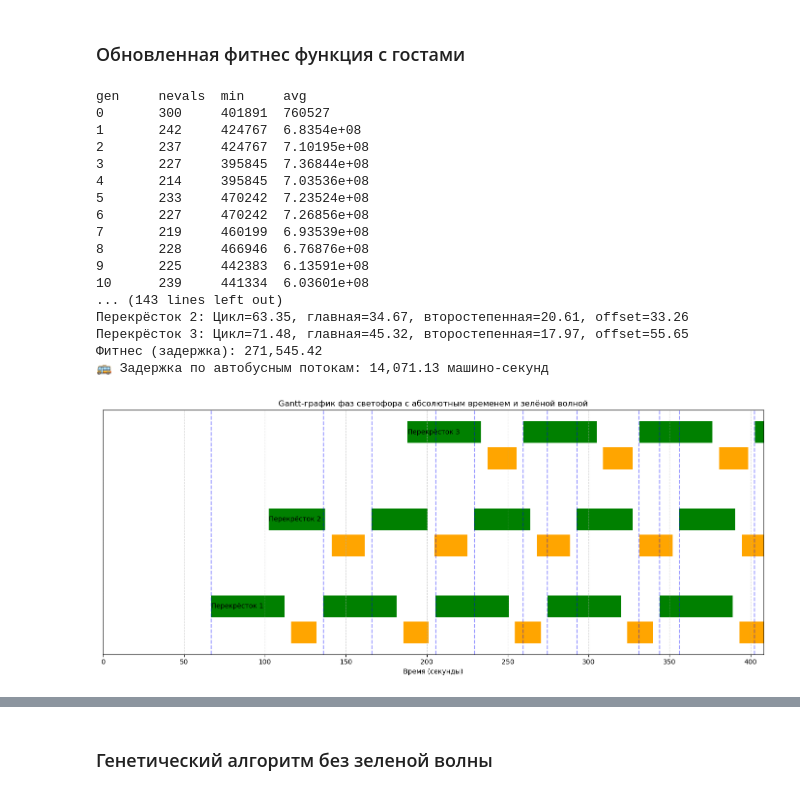
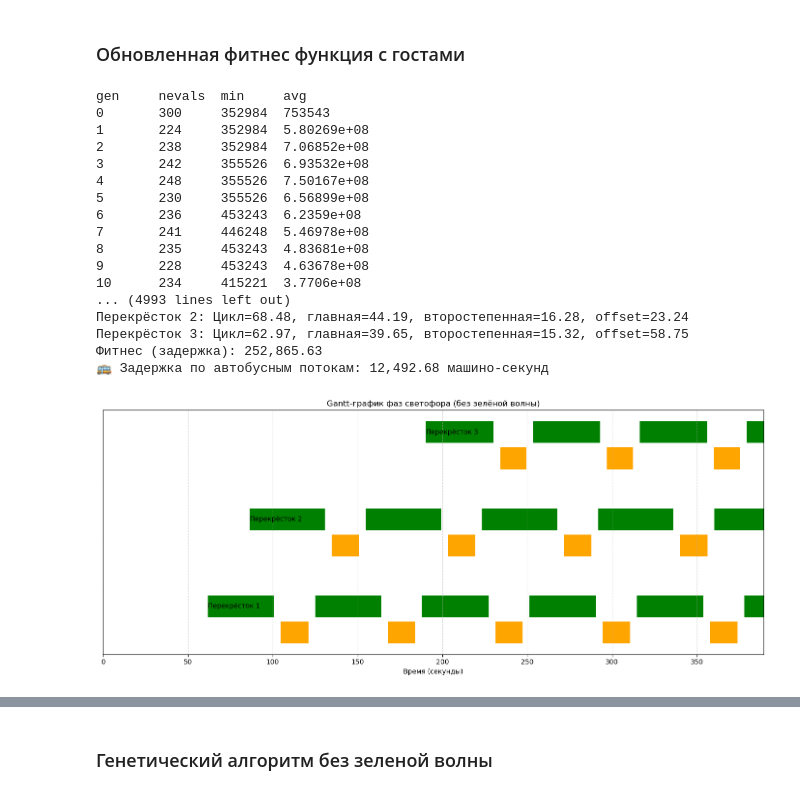
Before and after one commit to mongys/hack_era, a Jupyter notebook: gen_flex.ipynb, the cells around one changed output, grey strips where cells are left out. Drawn from its saved outputs; the diff is of its cells as text; code cells hidden in the pictures.

```diff
--- a/gen_flex.ipynb
+++ b/gen_flex.ipynb
@@ -662,7 +662,7 @@ def run():
 
     algorithms.eaSimple(pop, toolbox,
                         cxpb=0.7, mutpb=0.3,
-                        ngen=150, stats=stats,
+                        ngen=5000, stats=stats,
                         halloffame=hof, verbose=True)
 
     best = hof[0]
@@ -703,22 +703,22 @@ if __name__ == "__main__":
     print(f"🚌 Задержка по автобусным потокам: {bus_only_delay:,.2f} машино-секунд")
 # %% [output]
 gen     nevals  min     avg
-0       300     401891  760527
-1       242     424767  6.8354e+08
-2       237     424767  7.10195e+08
-3       227     395845  7.36844e+08
-4       214     395845  7.03536e+08
-5       233     470242  7.23524e+08
-6       227     470242  7.26856e+08
-7       219     460199  6.93539e+08
-8       228     466946  6.76876e+08
-9       225     442383  6.13591e+08
-10      239     441334  6.03601e+08
-... (143 lines left out)
-Перекрёсток 2: Цикл=63.35, главная=34.67, второстепенная=20.61, offset=33.26
-Перекрёсток 3: Цикл=71.48, главная=45.32, второстепенная=17.97, offset=55.65
-Фитнес (задержка): 271,545.42
-🚌 Задержка по автобусным потокам: 14,071.13 машино-секунд
+0       300     352984  753543
+1       224     352984  5.80269e+08
+2       238     352984  7.06852e+08
+3       242     355526  6.93532e+08
+4       248     355526  7.50167e+08
+5       230     355526  6.56899e+08
+6       236     453243  6.2359e+08
+7       241     446248  5.46978e+08
+8       235     453243  4.83681e+08
+9       228     453243  4.63678e+08
+10      234     415221  3.7706e+08
+... (4993 lines left out)
+Перекрёсток 2: Цикл=68.48, главная=44.19, второстепенная=16.28, offset=23.24
+Перекрёсток 3: Цикл=62.97, главная=39.65, второстепенная=15.32, offset=58.75
+Фитнес (задержка): 252,865.63
+🚌 Задержка по автобусным потокам: 12,492.68 машино-секунд
 # %%
 import numpy as np
 import matplotlib.pyplot as plt
@@ -734,15 +734,6 @@ with open("best_solution.json") as f:
 
 GENE_SIZE = 4
 NUM_INTERSECTIONS = len(best) // GENE_SIZE
-
-# План ДО оптимизации (если нужно для сравнения)
-plan_before = {
-    int(row["intersection_id"]): {
-        "cycle": row["cycle_sec"],
-        "main": row["green_main_sec"],
-        "sec": row["green_secondary_sec"]
-    } for _, row in signals_df.iterrows()
-}
 
 # План ПОСЛЕ оптимизации с abs_offset
 plan_after = {}
@@ -763,21 +754,10 @@ for i in range(NUM_INTERSECTIONS):
     time_accum += cycle
 
 # === ВИЗУАЛИЗАЦИЯ ===
-plot_duration = sum(p['cycle'] for p in plan_after.values()) * 2  # сколько секунд рисовать
+plot_duration = sum(p['cycle'] for p in plan_after.values()) * 2
 
 fig, ax = plt.subplots(figsize=(14, 6))
 colors = {"main": "green", "sec": "orange"}
-TRAVEL_TIME = 30
-
-# Накопленные циклы — для расчёта абсолютного прибытия (green wave)
-time_accumulated = 0
-time_accums = []
-for i in range(1, NUM_INTERSECTIONS + 1):
-    if i == 1:
-        time_accumulated = 0
-    else:
-        time_accumulated += plan_after[i - 1]['cycle']
-    time_accums.append(time_accumulated)
 
 for i, (inter_id, plan) in enumerate(plan_after.items(), start=1):
     y_main = i * 2
@@ -789,37 +769,32 @@ for i, (inter_id, plan) in enumerate(plan_after.items(), start=1):
     lost_time = constraints['lost_time_sec_per_phase']
     abs_offset = plan['abs_offset']
 
     # Главная фаза (несколько повторов)
     k = 0
     while True:
         start = abs_offset + k * cycle
         if start > plot_duration:
             break
         ax.broken_barh([(start, main_dur)], (y_main, 0.5), facecolors=colors['main'])
         k += 1
 
     # Второстепенная фаза (несколько повторов)
     k = 0
     while True:
         start = abs_offset + main_dur + lost_time + k * cycle
         if start > plot_duration:
             break
         ax.broken_barh([(start, sec_dur)], (y_sec, 0.5), facecolors=colors['sec'])
         k += 1
 
-    # Линии прибытия транспорта (зелёная волна)
-    for k in range(int(plot_duration // cycle) + 1):
-        arrival = plan_after[1]['abs_offset'] + TRAVEL_TIME * (inter_id - 1) + k * cycle + time_accums[i - 1]
-        ax.axvline(arrival, color='blue', linestyle='--', alpha=0.4)
-
     ax.text(abs_offset, y_main + 0.25, f"Перекрёсток {inter_id}", va="center")
 
 ax.set_xlim(0, plot_duration)
 ax.set_yticks([])
 ax.set_xlabel("Время (секунды)")
-ax.set_title("Gantt-график фаз светофора с абсолютным временем и зелёной волной")
+ax.set_title("Gantt-график фаз светофора (без зелёной волны)")
 ax.grid(True, axis='x', linestyle='--', alpha=0.5)
 plt.tight_layout()
 plt.show()
 # %% [output]
-[figure, old version]
+[figure, new version]
```
Also changed, not shown: parts of 3 cells of this notebook, 4 other files.
